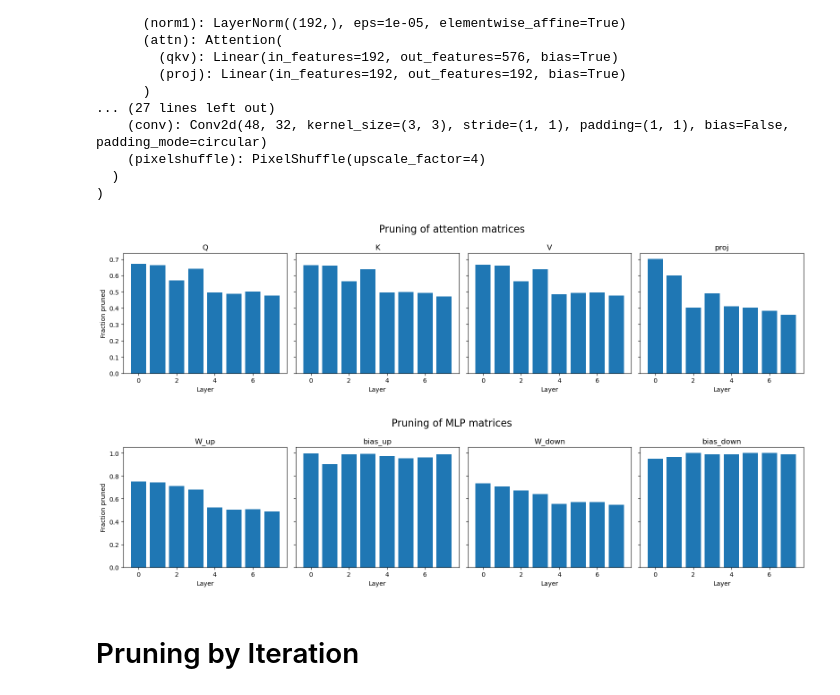
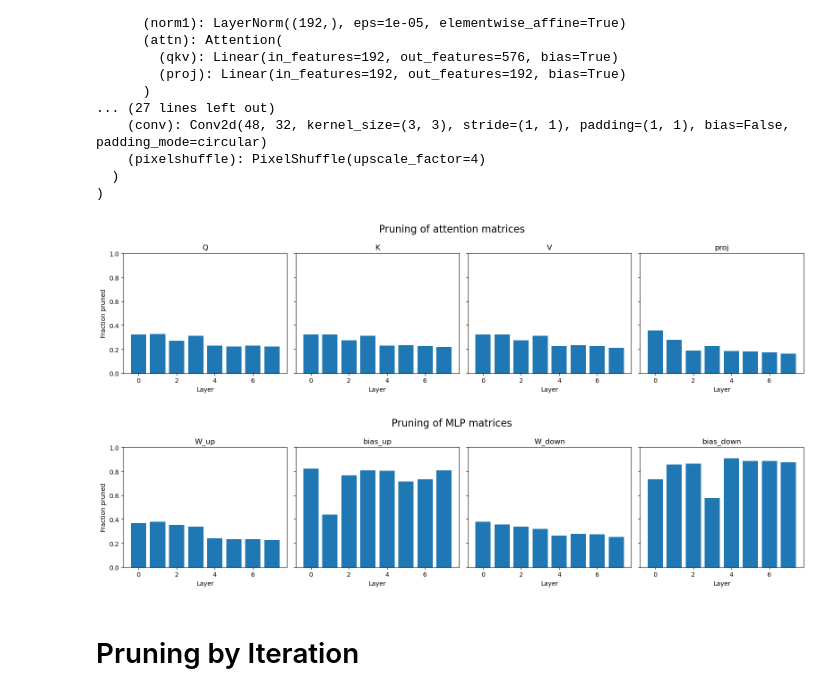
Before and after one commit to jshe2304/pruning-turbulence-vit, a Jupyter notebook: src/notebooks/pruned_models.ipynb, the cells around one changed output. Cells and saved outputs as stored; diff of their text form; code cells hidden in the pictures.

Commit message:
fleshing out inference, analyses, and visualization

```diff
--- a/src/notebooks/pruned_models.ipynb
+++ b/src/notebooks/pruned_models.ipynb
@@ -29,7 +28,7 @@ model = ViT(
     patch_recovery = "subpixel_conv"
 )
 
-checkpoint_path = "/glade/derecho/scratch/jshen/2d-turbulence-vit/BASE/pruning_checkpoints/iteration_7.pt"
+checkpoint_path = "/glade/derecho/scratch/jshen/pruning-turbulence-vit/base/prune_cosine_restarts/pruned_models/68.pt"
 state_dict = torch.load(checkpoint_path, map_location='cpu')
 
 for key in state_dict.keys():
@@ -99,18 +98,19 @@ all_data = pruning_by_layer(model)
 # %%
 attn_data = all_data[['Q', 'K', 'V', 'proj']]
 
 fig, axs = plt.subplots(1, attn_data.shape[1], figsize=(attn_data.shape[1] * 4, 4), sharey=True)
 
 for i, ax in enumerate(axs):
     ax.bar(range(attn_data.shape[0]), attn_data.iloc[:, i])
+    ax.set_ylim([0, 1])
     ax.set_title(attn_data.columns[i])
     ax.set_xlabel('Layer')
 
 axs[0].set_ylabel('Fraction pruned')
 fig.suptitle('Pruning of attention matrices', fontsize=16)
 fig.tight_layout()
 # %% [output]
-[figure, old version]
+[figure, new version]
 # %%
 attn_data = all_data[['W_up', 'bias_up', 'W_down', 'bias_down']]
 
@@ -118,6 +118,7 @@ fig, axs = plt.subplots(1, attn_data.shape[1], figsize=(attn_data.shape[1] * 4,
 
 for i, ax in enumerate(axs):
     ax.bar(range(attn_data.shape[0]), attn_data.iloc[:, i])
+    ax.set_ylim([0, 1])
     ax.set_title(attn_data.columns[i])
     ax.set_xlabel('Layer')
 
@@ -125,7 +126,7 @@ axs[0].set_ylabel('Fraction pruned')
 fig.suptitle('Pruning of MLP matrices', fontsize=16)
 fig.tight_layout()
 # %% [output]
-[figure, old version]
+[figure, new version]
 # %% [markdown]
 # Pruning by Iteration
 # %%
```
Also changed, not shown: parts of 1 cell of this notebook, 36 other files.
